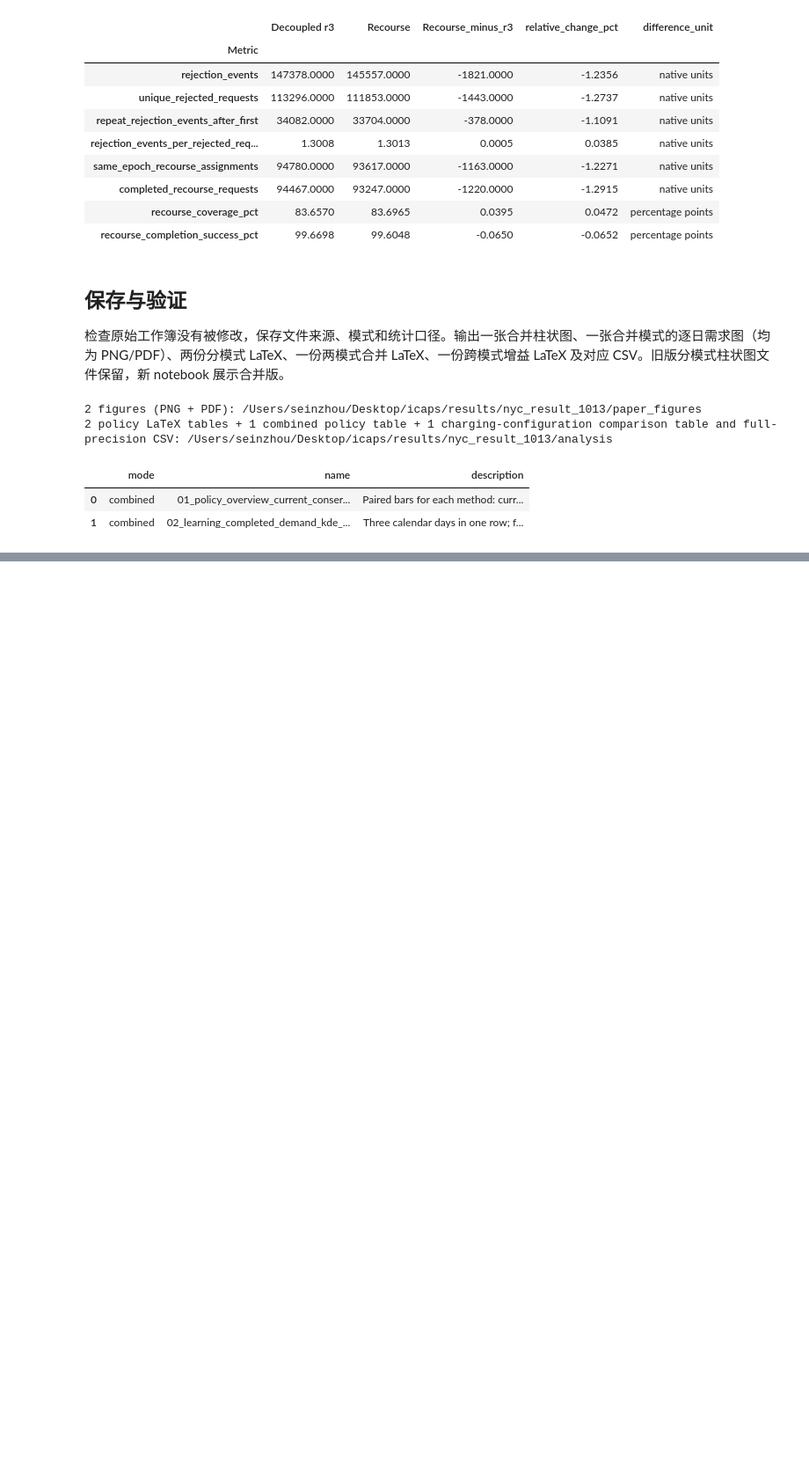
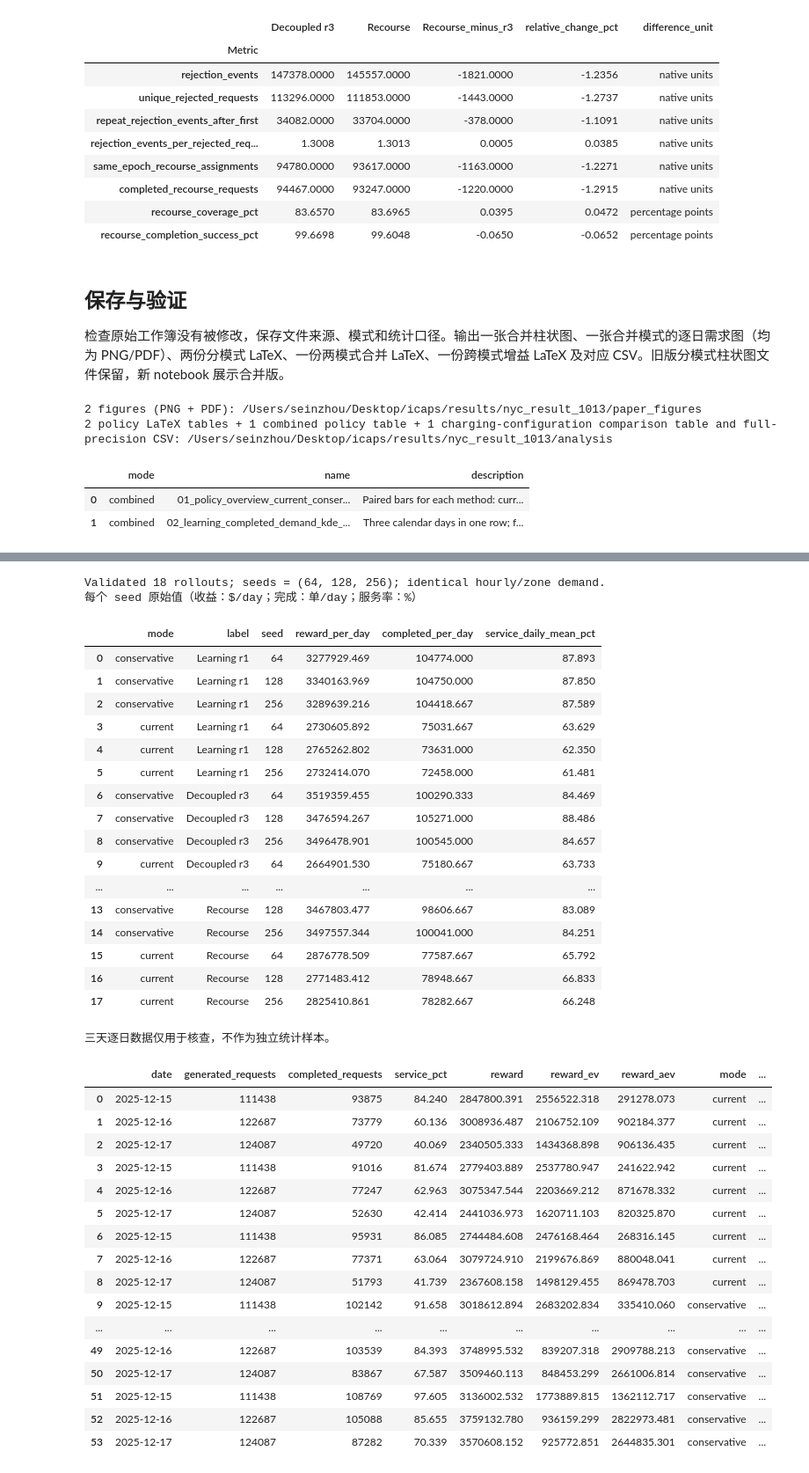
Before and after one commit to miluosi/icaps, a Jupyter notebook: plot_nye_data.ipynb, the cells around one changed output, grey strips where cells are left out. Shown at 88% size. Saved outputs shown, nothing was run; the diff lists cells and outputs as text; code cells hidden in the pictures; blank space fills up the shorter version.

```diff
--- a/plot_nye_data.ipynb
+++ b/plot_nye_data.ipynb
@@ -869,0 +948,49 @@ display(pd.DataFrame(FIGURES))
+# %%
+seed_records = seed_result['records']
+seed_daily = seed_result['daily']
+seed_summary = seed_result['summary']
+seed_paired_raw = seed_result['paired_raw']
+seed_paired = seed_result['paired']
+print(f"Validated {len(seed_records)} rollouts; seeds = {EVALUATION_SEEDS}; identical hourly/zone demand.")
+print('每个 seed 原始值（收益：$/day；完成：单/day；服务率：%）')
+display(seed_records[['mode', 'label', 'seed', *SEED_PRIMARY_METRICS]].round(3))
+print('三天逐日数据仅用于核查，不作为独立统计样本。')
+display(seed_daily.round(3))
+# %% [output]
+Validated 18 rollouts; seeds = (64, 128, 256); identical hourly/zone demand.
+每个 seed 原始值（收益：$/day；完成：单/day；服务率：%）
+|  | mode | label | seed | reward_per_day | completed_per_day | service_daily_mean_pct |
+| 0 | conservative | Learning r1 | 64 | 3277929.469 | 104774.000 | 87.893 |
+| 1 | conservative | Learning r1 | 128 | 3340163.969 | 104750.000 | 87.850 |
+| 2 | conservative | Learning r1 | 256 | 3289639.216 | 104418.667 | 87.589 |
+| 3 | current | Learning r1 | 64 | 2730605.892 | 75031.667 | 63.629 |
+| 4 | current | Learning r1 | 128 | 2765262.802 | 73631.000 | 62.350 |
+| 5 | current | Learning r1 | 256 | 2732414.070 | 72458.000 | 61.481 |
+| 6 | conservative | Decoupled r3 | 64 | 3519359.455 | 100290.333 | 84.469 |
+| 7 | conservative | Decoupled r3 | 128 | 3476594.267 | 105271.000 | 88.486 |
+| 8 | conservative | Decoupled r3 | 256 | 3496478.901 | 100545.000 | 84.657 |
+| 9 | current | Decoupled r3 | 64 | 2664901.530 | 75180.667 | 63.733 |
+| ... | ... | ... | ... | ... | ... | ... |
+| 13 | conservative | Recourse | 128 | 3467803.477 | 98606.667 | 83.089 |
+| 14 | conservative | Recourse | 256 | 3497557.344 | 100041.000 | 84.251 |
+| 15 | current | Recourse | 64 | 2876778.509 | 77587.667 | 65.792 |
+| 16 | current | Recourse | 128 | 2771483.412 | 78948.667 | 66.833 |
+| 17 | current | Recourse | 256 | 2825410.861 | 78282.667 | 66.248 |
+三天逐日数据仅用于核查，不作为独立统计样本。
+|  | date | generated_requests | completed_requests | service_pct | reward | reward_ev | reward_aev | mode | ... |
+| 0 | 2025-12-15 | 111438 | 93875 | 84.240 | 2847800.391 | 2556522.318 | 291278.073 | current | ... |
+| 1 | 2025-12-16 | 122687 | 73779 | 60.136 | 3008936.487 | 2106752.109 | 902184.377 | current | ... |
+| 2 | 2025-12-17 | 124087 | 49720 | 40.069 | 2340505.333 | 1434368.898 | 906136.435 | current | ... |
+| 3 | 2025-12-15 | 111438 | 91016 | 81.674 | 2779403.889 | 2537780.947 | 241622.942 | current | ... |
+| 4 | 2025-12-16 | 122687 | 77247 | 62.963 | 3075347.544 | 2203669.212 | 871678.332 | current | ... |
+| 5 | 2025-12-17 | 124087 | 52630 | 42.414 | 2441036.973 | 1620711.103 | 820325.870 | current | ... |
+| 6 | 2025-12-15 | 111438 | 95931 | 86.085 | 2744484.608 | 2476168.464 | 268316.145 | current | ... |
+| 7 | 2025-12-16 | 122687 | 77371 | 63.064 | 3079724.910 | 2199676.869 | 880048.041 | current | ... |
+| 8 | 2025-12-17 | 124087 | 51793 | 41.739 | 2367608.158 | 1498129.455 | 869478.703 | current | ... |
+| 9 | 2025-12-15 | 111438 | 102142 | 91.658 | 3018612.894 | 2683202.834 | 335410.060 | conservative | ... |
+| ... | ... | ... | ... | ... | ... | ... | ... | ... | ... |
+| 49 | 2025-12-16 | 122687 | 103539 | 84.393 | 3748995.532 | 839207.318 | 2909788.213 | conservative | ... |
+| 50 | 2025-12-17 | 124087 | 83867 | 67.587 | 3509460.113 | 848453.299 | 2661006.814 | conservative | ... |
+| 51 | 2025-12-15 | 111438 | 108769 | 97.605 | 3136002.532 | 1773889.815 | 1362112.717 | conservative | ... |
+| 52 | 2025-12-16 | 122687 | 105088 | 85.655 | 3759132.780 | 936159.299 | 2822973.481 | conservative | ... |
+| 53 | 2025-12-17 | 124087 | 87282 | 70.339 | 3570608.152 | 925772.851 | 2644835.301 | conservative | ... |
```
Also changed, not shown: parts of 9 cells of this notebook, 17 other files.
